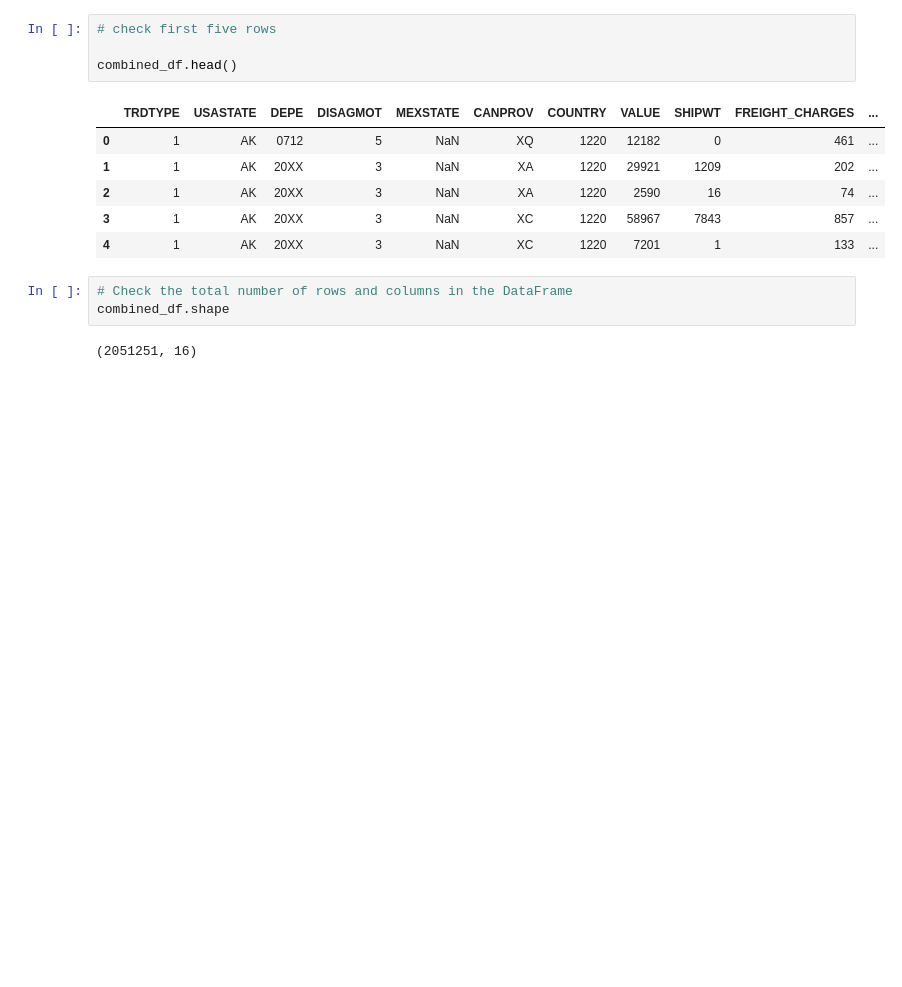
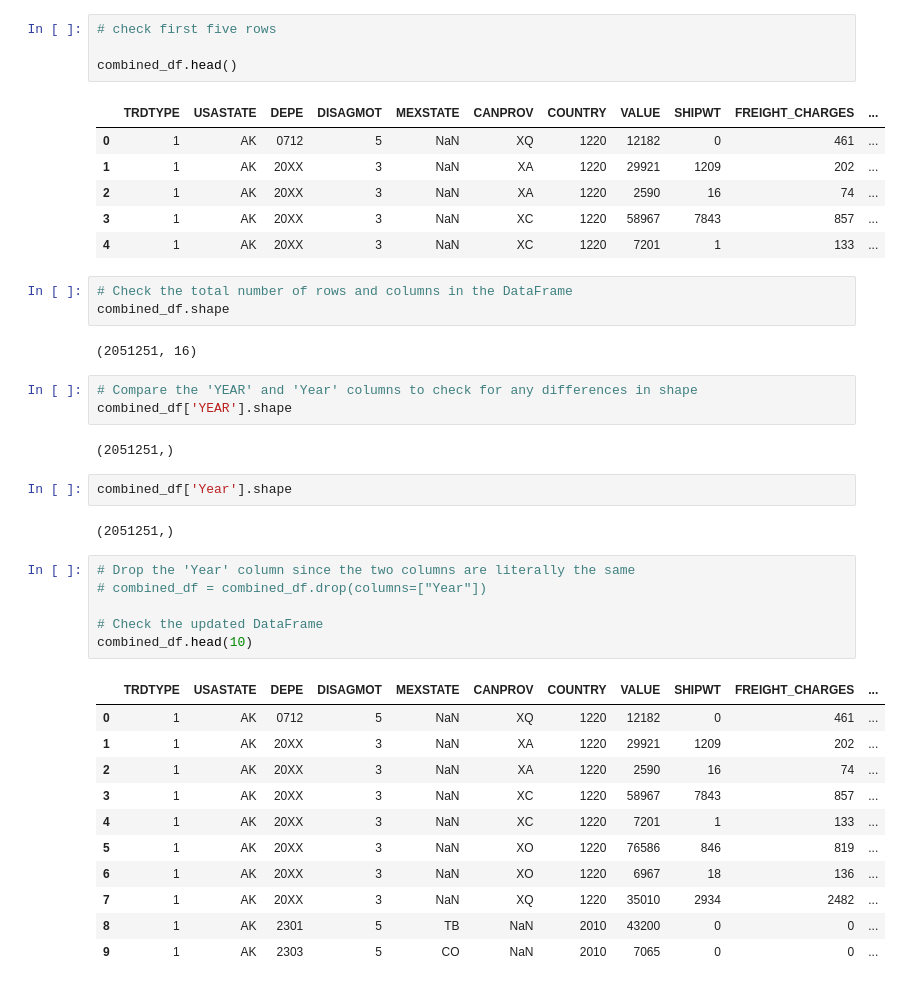
Before and after one commit to Victor-Osei/TransBorder-Freight-Data-Analysis, a Jupyter notebook: main.ipynb, the cells around one changed output. Drawn from its saved outputs; the diff is of its cells as text; blank space fills up the shorter version.

```diff
--- a/main.ipynb
+++ b/main.ipynb
@@ -228,3 +232,30 @@ combined_df.head()
 combined_df.shape
 # %% [output]
 (2051251, 16)
+# %%
+# Compare the 'YEAR' and 'Year' columns to check for any differences in shape
+combined_df['YEAR'].shape
+# %% [output]
+(2051251,)
+# %%
+combined_df['Year'].shape
+# %% [output]
+(2051251,)
+# %%
+# Drop the 'Year' column since the two columns are literally the same
+# combined_df = combined_df.drop(columns=["Year"])
+
+# Check the updated DataFrame
+combined_df.head(10)
+# %% [output]
+|  | TRDTYPE | USASTATE | DEPE | DISAGMOT | MEXSTATE | CANPROV | COUNTRY | VALUE | SHIPWT | FREIGHT_CHARGES | ... |
+| 0 | 1 | AK | 0712 | 5 | NaN | XQ | 1220 | 12182 | 0 | 461 | ... |
+| 1 | 1 | AK | 20XX | 3 | NaN | XA | 1220 | 29921 | 1209 | 202 | ... |
+| 2 | 1 | AK | 20XX | 3 | NaN | XA | 1220 | 2590 | 16 | 74 | ... |
+| 3 | 1 | AK | 20XX | 3 | NaN | XC | 1220 | 58967 | 7843 | 857 | ... |
+| 4 | 1 | AK | 20XX | 3 | NaN | XC | 1220 | 7201 | 1 | 133 | ... |
+| 5 | 1 | AK | 20XX | 3 | NaN | XO | 1220 | 76586 | 846 | 819 | ... |
+| 6 | 1 | AK | 20XX | 3 | NaN | XO | 1220 | 6967 | 18 | 136 | ... |
+| 7 | 1 | AK | 20XX | 3 | NaN | XQ | 1220 | 35010 | 2934 | 2482 | ... |
+| 8 | 1 | AK | 2301 | 5 | TB | NaN | 2010 | 43200 | 0 | 0 | ... |
+| 9 | 1 | AK | 2303 | 5 | CO | NaN | 2010 | 7065 | 0 | 0 | ... |
```
Also changed, not shown: parts of 4 cells of this notebook.
